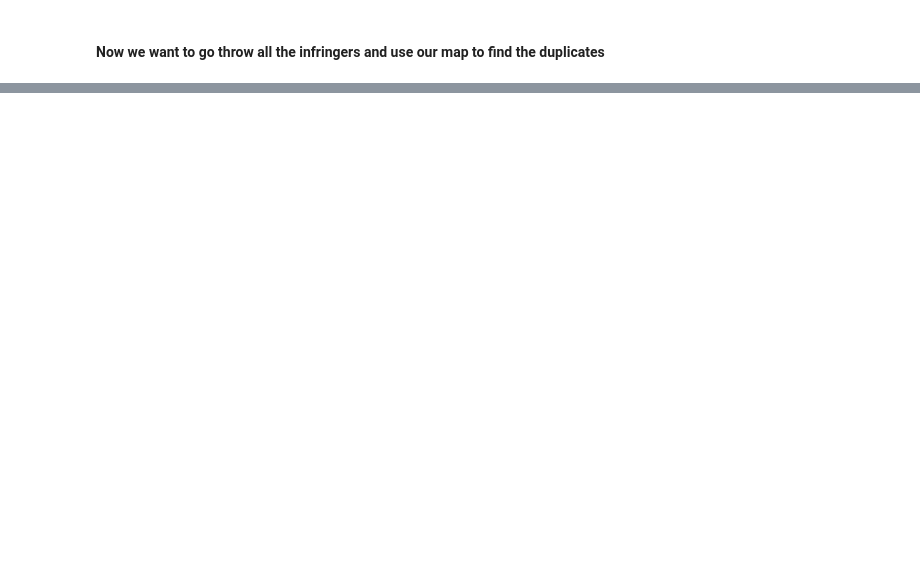
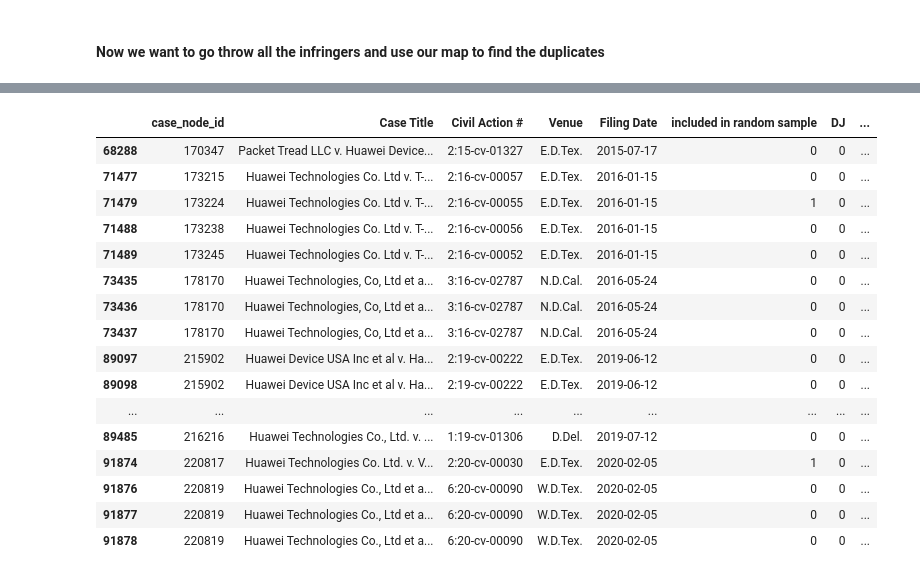
Before and after one commit to stanislav-a/hna_patents, a Jupyter notebook: notebooks/cleaning.ipynb, the cells around one changed output, grey strips where cells are left out. Saved outputs shown, nothing was run; the diff lists cells and outputs as text; code cells hidden in the pictures; blank space fills up the shorter version.

```diff
--- a/notebooks/cleaning.ipynb
+++ b/notebooks/cleaning.ipynb
@@ -337,0 +420,22 @@ Number of unique keys: 18
+# %%
+# check asserters df and find some rows where Patent Asserter has "huawei" in its name to ids of asserters
+test_df = asserters[asserters['Patent Asserter'].str.contains('huawei', case=False)]
+test_df
+# %% [output]
+|  | case_node_id | Case Title | Civil Action # | Venue | Filing Date | included in random sample | DJ | ... |
+| 68288 | 170347 | Packet Tread LLC v. Huawei Device... | 2:15-cv-01327 | E.D.Tex. | 2015-07-17 | 0 | 0 | ... |
+| 71477 | 173215 | Huawei Technologies Co. Ltd v. T-... | 2:16-cv-00057 | E.D.Tex. | 2016-01-15 | 0 | 0 | ... |
+| 71479 | 173224 | Huawei Technologies Co. Ltd v. T-... | 2:16-cv-00055 | E.D.Tex. | 2016-01-15 | 1 | 0 | ... |
+| 71488 | 173238 | Huawei Technologies Co. Ltd v. T-... | 2:16-cv-00056 | E.D.Tex. | 2016-01-15 | 0 | 0 | ... |
+| 71489 | 173245 | Huawei Technologies Co. Ltd v. T-... | 2:16-cv-00052 | E.D.Tex. | 2016-01-15 | 0 | 0 | ... |
+| 73435 | 178170 | Huawei Technologies, Co, Ltd et a... | 3:16-cv-02787 | N.D.Cal. | 2016-05-24 | 0 | 0 | ... |
+| 73436 | 178170 | Huawei Technologies, Co, Ltd et a... | 3:16-cv-02787 | N.D.Cal. | 2016-05-24 | 0 | 0 | ... |
+| 73437 | 178170 | Huawei Technologies, Co, Ltd et a... | 3:16-cv-02787 | N.D.Cal. | 2016-05-24 | 0 | 0 | ... |
+| 89097 | 215902 | Huawei Device USA Inc et al v. Ha... | 2:19-cv-00222 | E.D.Tex. | 2019-06-12 | 0 | 0 | ... |
+| 89098 | 215902 | Huawei Device USA Inc et al v. Ha... | 2:19-cv-00222 | E.D.Tex. | 2019-06-12 | 0 | 0 | ... |
+| ... | ... | ... | ... | ... | ... | ... | ... | ... |
+| 89485 | 216216 | Huawei Technologies Co., Ltd. v. ... | 1:19-cv-01306 | D.Del. | 2019-07-12 | 0 | 0 | ... |
+| 91874 | 220817 | Huawei Technologies Co. Ltd. v. V... | 2:20-cv-00030 | E.D.Tex. | 2020-02-05 | 1 | 0 | ... |
+| 91876 | 220819 | Huawei Technologies Co., Ltd et a... | 6:20-cv-00090 | W.D.Tex. | 2020-02-05 | 0 | 0 | ... |
+| 91877 | 220819 | Huawei Technologies Co., Ltd et a... | 6:20-cv-00090 | W.D.Tex. | 2020-02-05 | 0 | 0 | ... |
+| 91878 | 220819 | Huawei Technologies Co., Ltd et a... | 6:20-cv-00090 | W.D.Tex. | 2020-02-05 | 0 | 0 | ... |
```
Also changed, not shown: parts of 18 cells of this notebook, 1 other file.
